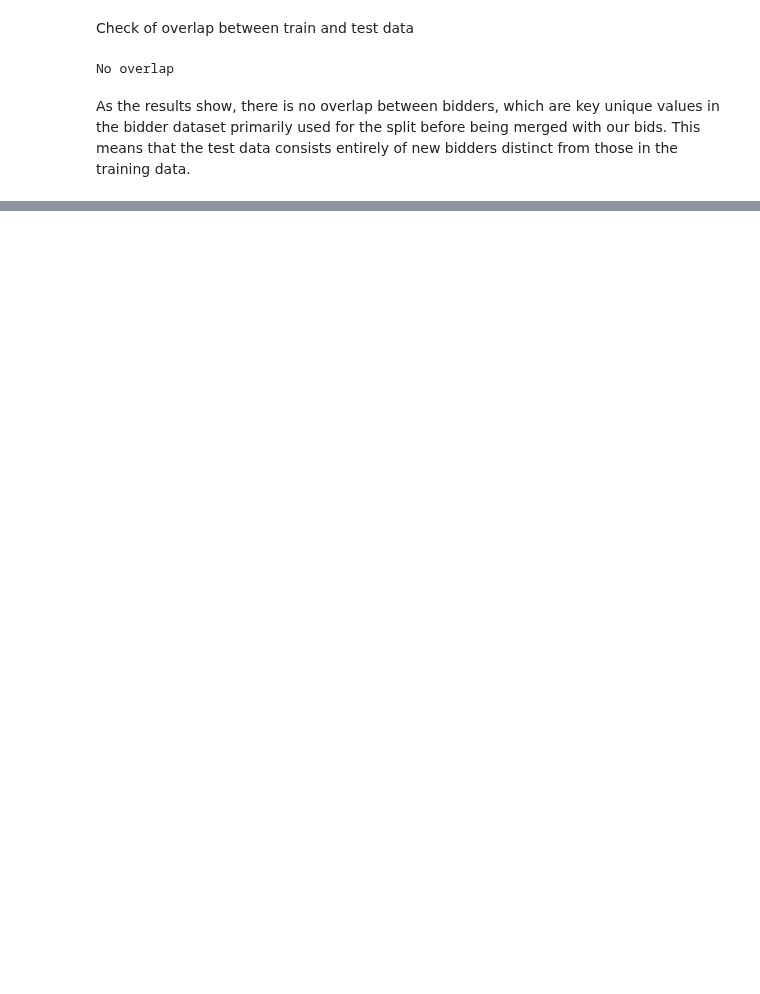
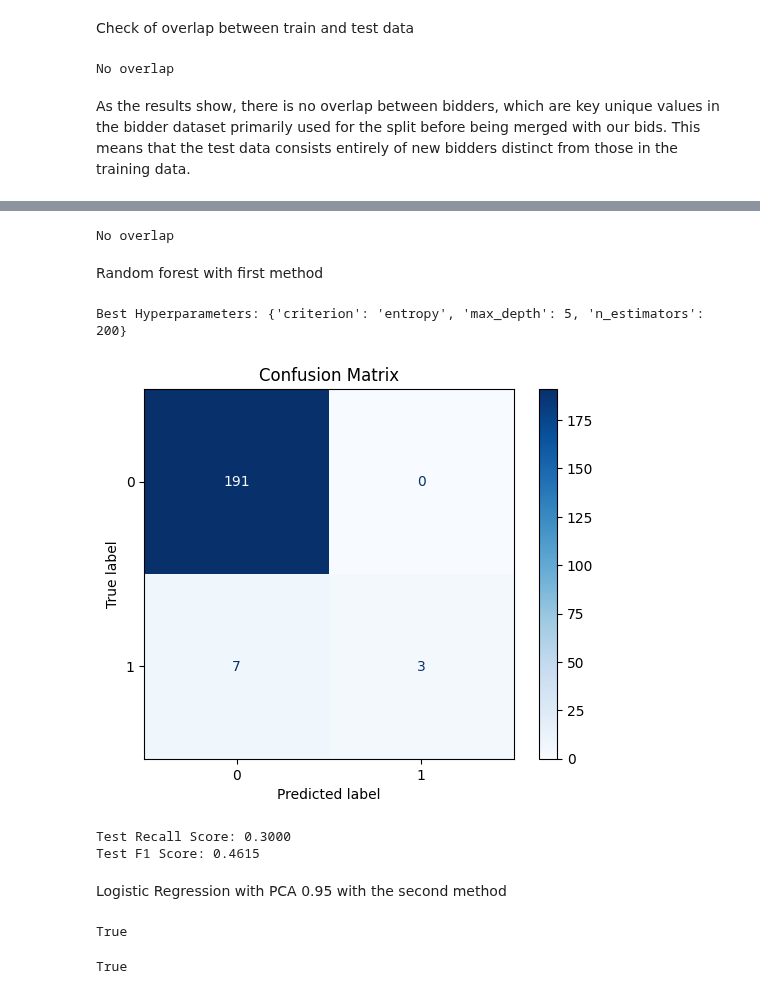
Before and after one commit to trueilorp/Bidder-classification, a Jupyter notebook: notebook.ipynb, the cells around one changed output, grey strips where cells are left out. Drawn from its saved outputs; the diff is of its cells as text; code cells hidden in the pictures; blank space fills up the shorter version.

```diff
--- a/notebook.ipynb
+++ b/notebook.ipynb
@@ -1569,0 +1573,3 @@ As the results show, there is no overlap between bidders, which are key unique v
+# %%
+X, y = df_bidder.drop(['outcome', 'N_merchandise'],axis=1,inplace=False), df_bidder['outcome']
+X_train, X_test, y_train, y_test = train_test_split(X, y, test_size=0.1, random_state=42, stratify=y)
@@ -1569,0 +1579,60 @@ As the results show, there is no overlap between bidders, which are key unique v
+# %%
+overlap = set(bidder_train['encoded_bidder_id']).intersection(set(bidder_test['encoded_bidder_id']))
+
+if len(overlap) == 0:
+    print("No overlap")
+else:
+    print(f"DANGER! There are {len(overlap)} valeus in common.")
+    print(overlap)
+# %% [output]
+No overlap
+# %% [markdown]
+Random forest with first method
+# %%
+X_train.drop(['encoded_bidder_id'],axis=1,inplace=True)
+X_test.drop(['encoded_bidder_id'],axis=1,inplace=True)
+# %%
+rf = RandomForestClassifier(random_state=45)
+
+param_grid = {
+    'n_estimators': [5, 10, 50, 100, 200],  # Number of trees
+    'max_depth': [None, 5, 10, 20, 30],  # Maximum depth of trees
+    'criterion': ['gini', 'entropy'],  # Splitting criterion
+}
+
+grid_search = GridSearchCV(
+    estimator=rf,
+    param_grid=param_grid,
+    cv=5,  # 5-fold cross-validation
+    scoring='roc_auc',  # AUC-ROC as metric
+    n_jobs=-1  # Use all processors
+)
+
+grid_search.fit(X_train, y_train)
+
+
+best_params = grid_search.best_params_
+print("Best Hyperparameters:", best_params)
+
+
+best_model = grid_search.best_estimator_
+y_pred = best_model.predict(X_test)
+
+recall = recall_score(y_test, y_pred)
+f1 = f1_score(y_test, y_pred)
+
+conf_matrix = confusion_matrix(y_test, y_pred)
+disp = ConfusionMatrixDisplay(confusion_matrix=conf_matrix)
+disp.plot(cmap="Blues", values_format='d')
+plt.title("Confusion Matrix")
+plt.show()
+
+print(f"Test Recall Score: {recall:.4f}")
+print(f"Test F1 Score: {f1:.4f}")
+# %% [output]
+Best Hyperparameters: {'criterion': 'entropy', 'max_depth': 5, 'n_estimators': 200}
+[figure, added]
+Test Recall Score: 0.3000
+Test F1 Score: 0.4615
+# %% [markdown]
+Logistic Regression with PCA 0.95 with the second method
@@ -1569,0 +1642,10 @@ As the results show, there is no overlap between bidders, which are key unique v
+# %%
+# check consistency
+len(X_test) == df_test['encoded_bidder_id'].nunique()
+# %% [output]
+True
+# %%
+# check consistency
+len(X_train) == df_train['encoded_bidder_id'].nunique()
+# %% [output]
+True
```
Also changed, not shown: parts of 7 cells of this notebook.
